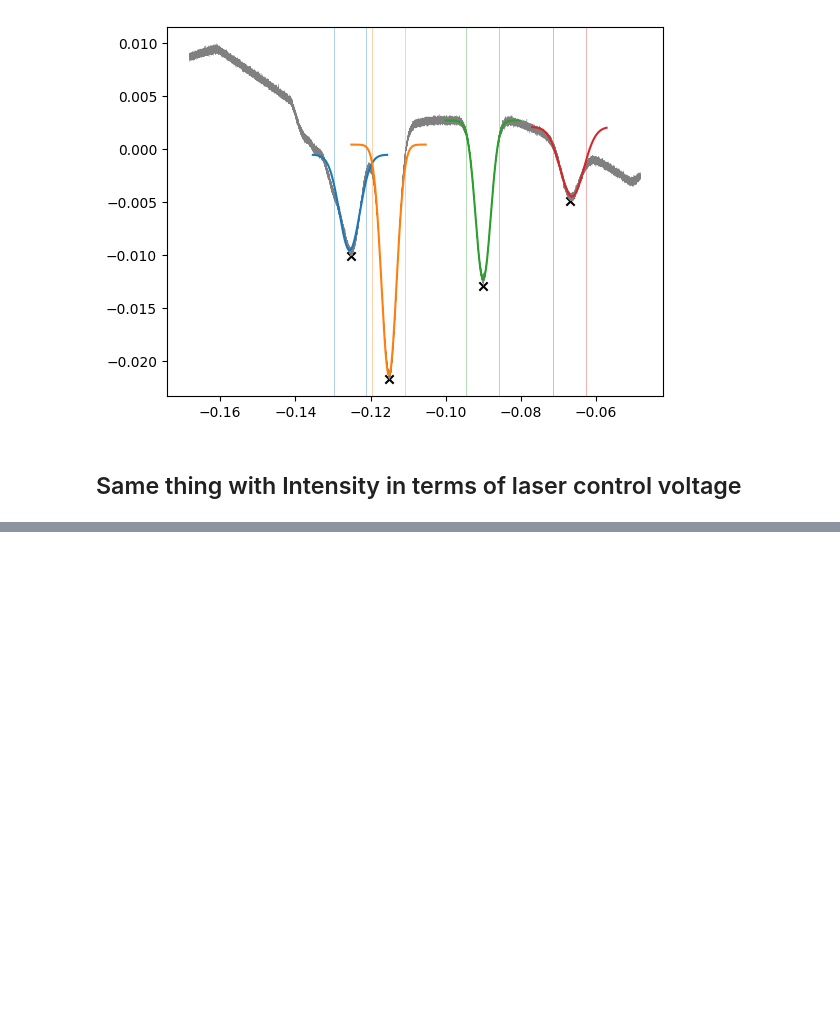
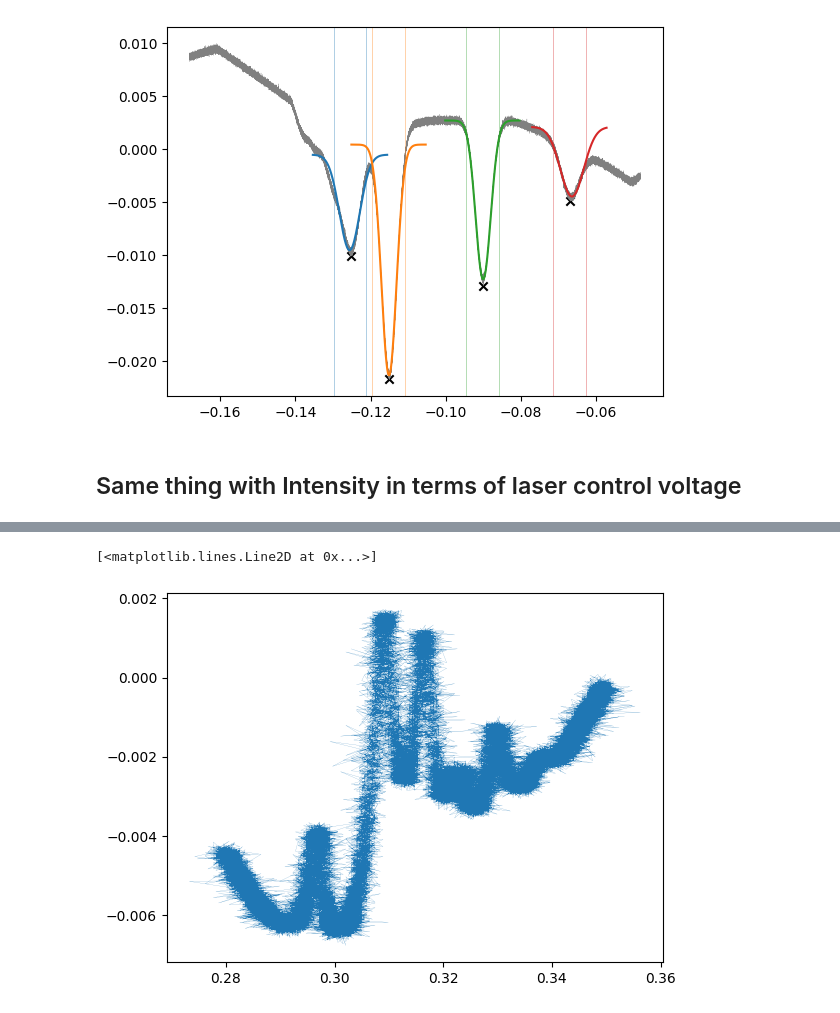
Before and after one commit to benjaminorthner/quantumlab, a Jupyter notebook: rb_spec/rb_spec.ipynb, the cells around one changed output, grey strips where cells are left out. Cells and saved outputs as stored; diff of their text form; code cells hidden in the pictures; blank space fills up the shorter version.

```diff
--- a/rb_spec/rb_spec.ipynb
+++ b/rb_spec/rb_spec.ipynb
@@ -118,0 +181,6 @@ plt.plot(freq[::1], c2[::1])
+# %%
+# I think this shows us that we really shouldnt be plotting c1 vs c2 directly, but should rather fit a line to c1
+plt.plot(c1[::1],c2[::1], linewidth=0.1)
+# %% [output]
+[<matplotlib.lines.Line2D at 0x...>]
+[figure, added]
```
Also changed, not shown: parts of 4 cells of this notebook.
